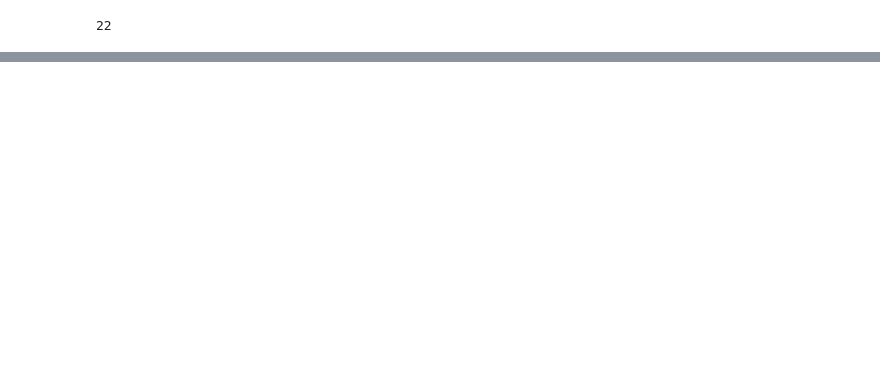
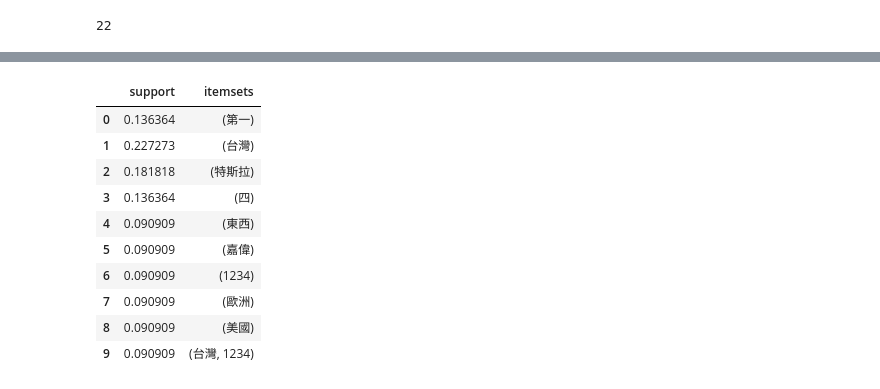
Before and after one commit to zhenry13579/h02, a Jupyter notebook: Untitled1.ipynb, the cells around one changed output, grey strips where cells are left out. Drawn from its saved outputs; the diff is of its cells as text; code cells hidden in the pictures; blank space fills up the shorter version.

```diff
--- a/Untitled1.ipynb
+++ b/Untitled1.ipynb
@@ -140,0 +133,14 @@ ImportError: DLL load failed: 找不到指定的模組。
+# %%
+def print_word_pos_sentence(word_sentence, pos_sentence):
+    assert len(word_sentence) == len(pos_sentence)
+    for word, pos in zip(word_sentence, pos_sentence):
+        print(f"{word}({pos})", end="\u3000")
+    print()
+    return
+
+for i, sentence in enumerate(word_sentence_list):
+    print()
+    print(f"'{sentence}'")
+    print_word_pos_sentence(word_sentence_list[i],  pos_sentence_list[i])
+    for entity in sorted(entity_sentence_list[i]):
+        print(entity)
@@ -140,0 +165,10 @@ ImportError: DLL load failed: 找不到指定的模組。
+# %%
+import pandas as pd
+
+count_list = []
+# count_dict = {}
+for e in entity_sentence_list:
+    for i in e:
+#         count_dict[i[3]] = count_dict.get(i[3], 0) + 1
+#         df = pd.concat([df, pd.DataFrame(i[3])])
+        count_list.append(i[3])
@@ -140,0 +203,32 @@ ImportError: DLL load failed: 找不到指定的模組。
+# %%
+from mlxtend.frequent_patterns import fpgrowth
+from mlxtend.preprocessing import TransactionEncoder
+import pandas as pd
+
+fq_count_lists = []
+# count_dict = {}
+for e in entity_sentence_list:
+    fq_count_list = []
+    for i in e:
+#         count_dict[i[3]] = count_dict.get(i[3], 0) + 1
+#         df = pd.concat([df, pd.DataFrame(i[3])])
+        fq_count_list.append(i[3])
+    fq_count_lists.append(fq_count_list)
+te = TransactionEncoder()
+te_ary = te.fit(fq_count_lists).transform(fq_count_lists)
+df = pd.DataFrame(te_ary, columns=te.columns_)
+from mlxtend.frequent_patterns import fpgrowth
+
+fpgrowth(df, min_support=0.05, use_colnames=True)
+# %% [output]
+|  | support | itemsets |
+| 0 | 0.136364 | (第一) |
+| 1 | 0.227273 | (台灣) |
+| 2 | 0.181818 | (特斯拉) |
+| 3 | 0.136364 | (四) |
+| 4 | 0.090909 | (東西) |
+| 5 | 0.090909 | (嘉偉) |
+| 6 | 0.090909 | (1234) |
+| 7 | 0.090909 | (歐洲) |
+| 8 | 0.090909 | (美國) |
+| 9 | 0.090909 | (台灣, 1234) |
```
Also changed, not shown: parts of 8 cells of this notebook.
